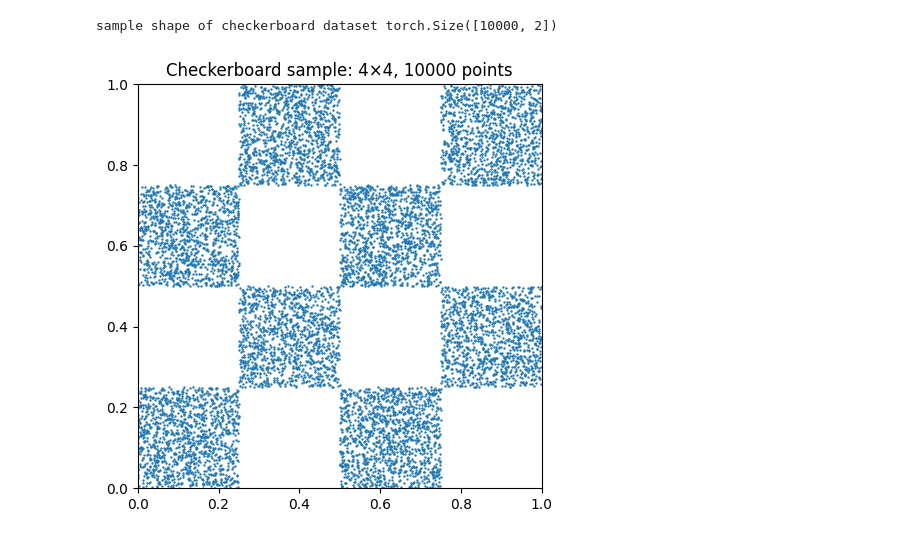
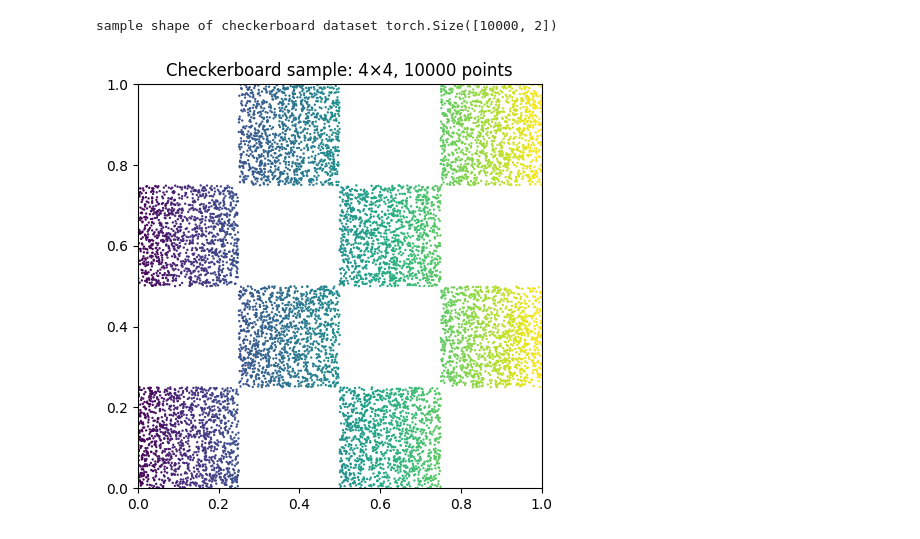
Before and after one commit to MateosCz/diffusion-playground, a Jupyter notebook: checkerboard_analysis.ipynb, the cells around one changed output. Saved outputs shown, nothing was run; the diff lists cells and outputs as text; code cells hidden in the pictures.

```diff
--- a/checkerboard_analysis.ipynb
+++ b/checkerboard_analysis.ipynb
@@ -25,15 +25,15 @@ print("sample shape of checkerboard dataset", first_sample.shape)
 sample shape of checkerboard dataset torch.Size([10000, 2])
 # %%
 fig,ax = plt.subplots()
-ax.scatter(first_sample[:,0],first_sample[:,1],s = 0.5, )
+ax.scatter(first_sample[:,0],first_sample[:,1],s = 0.5, c= first_sample[:,0], cmap = "viridis")
 ax.set_xlim(0, 1)
 ax.set_ylim(0, 1)
 ax.set_aspect("equal")
 ax.set_title(f"Checkerboard sample: {n_rows}×{n_rows}, {n_points} points")
 plt.tight_layout()
 plt.show()
 # %% [output]
-[figure, old version]
+[figure, new version]
 # %%
 # Lie torus data like checkerboard
 Torus_dataset = TorusLieWrapper(checkerboard_dataset)
```
Also changed, not shown: parts of 8 cells of this notebook.
